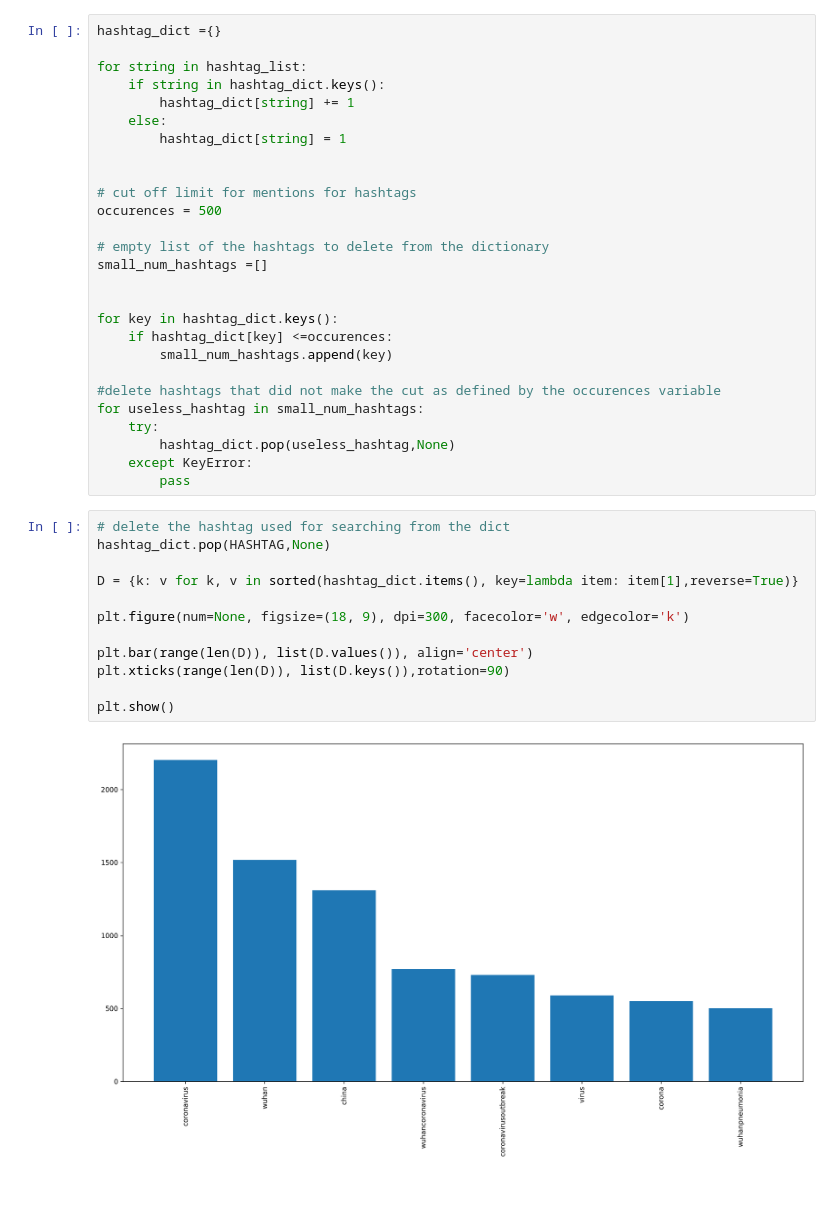
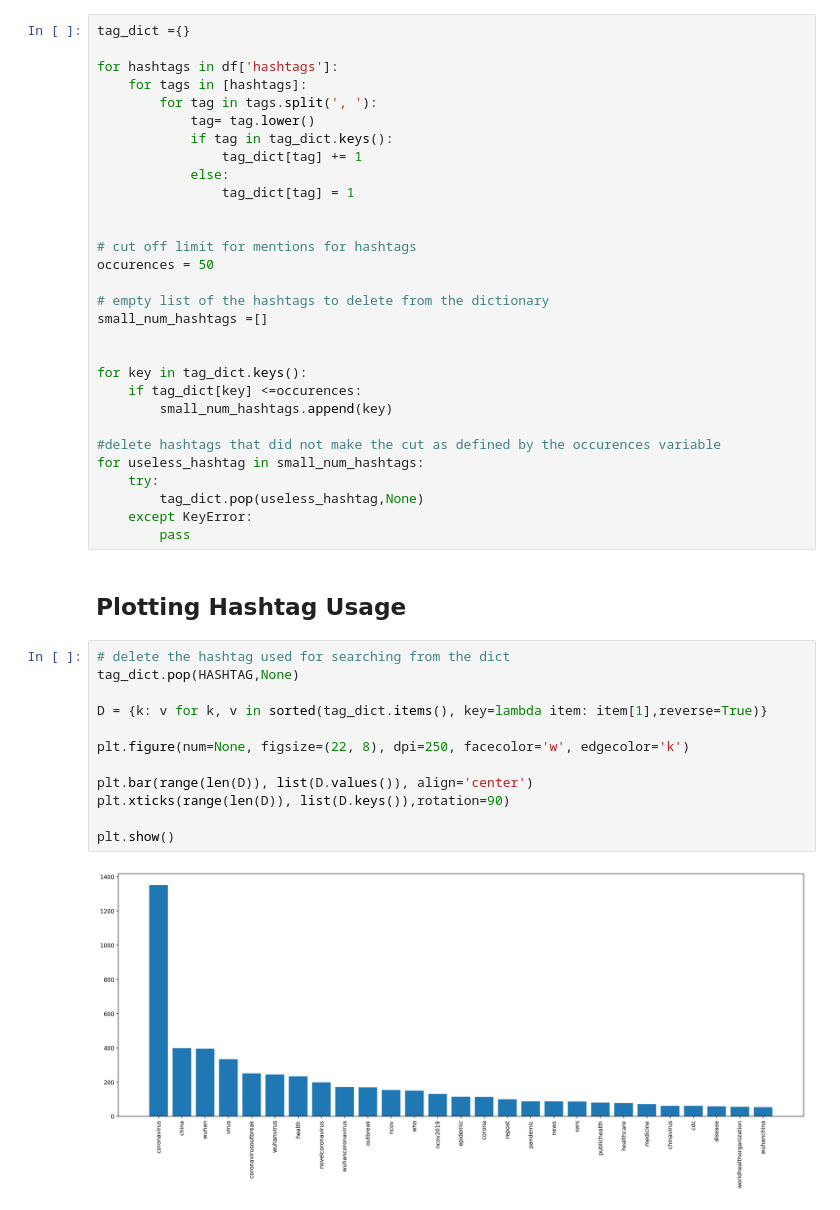
Before and after one commit to 030jmk/ScrapingInstagram, a Jupyter notebook: test_2019ncov_read.ipynb, the cells around one changed output. Saved outputs shown, nothing was run; the diff lists cells and outputs as text.

```diff
--- a/test_2019ncov_read.ipynb
+++ b/test_2019ncov_read.ipynb
@@ -51,42 +125,47 @@ Number of unique #hashtags:     9633
 # %%
-hashtag_dict ={}
+tag_dict ={}
 
-for string in hashtag_list:
-    if string in hashtag_dict.keys():
-        hashtag_dict[string] += 1
-    else:
-        hashtag_dict[string] = 1
+for hashtags in df['hashtags']:
+    for tags in [hashtags]:
+        for tag in tags.split(', '):
+            tag= tag.lower()
+            if tag in tag_dict.keys():
+                tag_dict[tag] += 1
+            else:
+                tag_dict[tag] = 1
 
 
 # cut off limit for mentions for hashtags
-occurences = 500
+occurences = 50
 
 # empty list of the hashtags to delete from the dictionary
 small_num_hashtags =[]
 
 
-for key in hashtag_dict.keys():
-    if hashtag_dict[key] <=occurences:
+for key in tag_dict.keys():
+    if tag_dict[key] <=occurences:
         small_num_hashtags.append(key)
 
 #delete hashtags that did not make the cut as defined by the occurences variable
 for useless_hashtag in small_num_hashtags:
     try:
-        hashtag_dict.pop(useless_hashtag,None)
+        tag_dict.pop(useless_hashtag,None)
     except KeyError:
         pass
+# %% [markdown]
+## Plotting Hashtag Usage
 # %%
 # delete the hashtag used for searching from the dict
-hashtag_dict.pop(HASHTAG,None)
+tag_dict.pop(HASHTAG,None)
 
-D = {k: v for k, v in sorted(hashtag_dict.items(), key=lambda item: item[1],reverse=True)}
+D = {k: v for k, v in sorted(tag_dict.items(), key=lambda item: item[1],reverse=True)}
 
-plt.figure(num=None, figsize=(18, 9), dpi=300, facecolor='w', edgecolor='k')
+plt.figure(num=None, figsize=(22, 8), dpi=250, facecolor='w', edgecolor='k')
 
 plt.bar(range(len(D)), list(D.values()), align='center')
 plt.xticks(range(len(D)), list(D.keys()),rotation=90)
 
 plt.show()
 # %% [output]
-[figure, old version]
+[figure, new version]
 # %%
```
Also changed, not shown: parts of 18 cells of this notebook.
